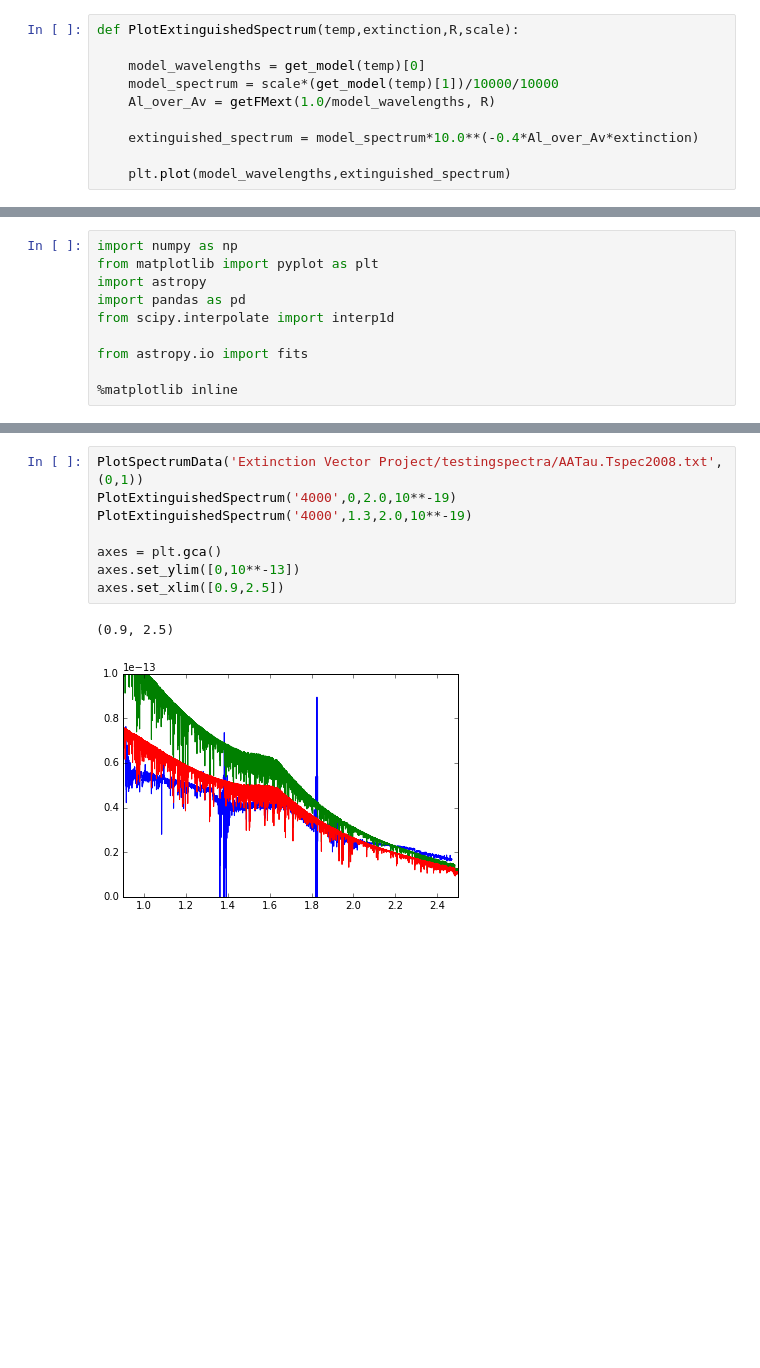
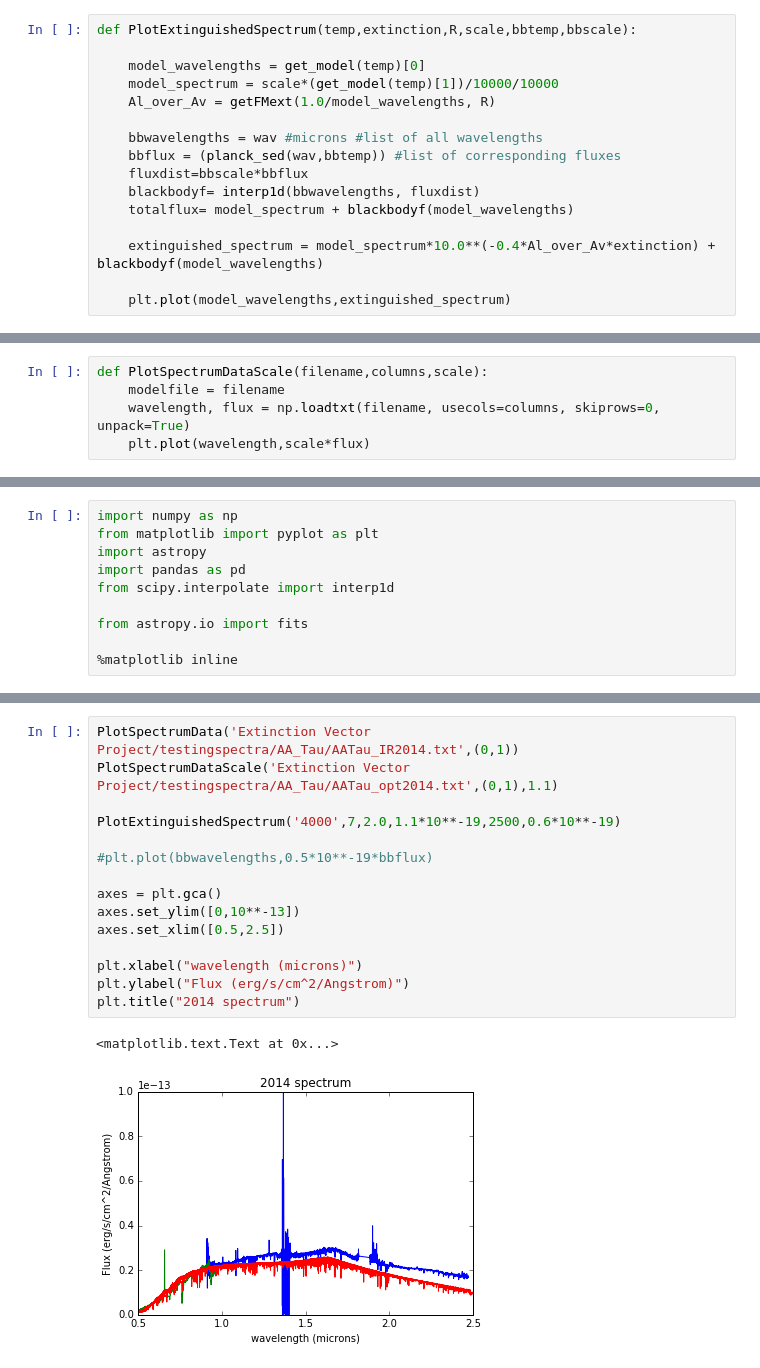
Before and after one commit to ojalae/initial-photometry, a Jupyter notebook: Kristen and Kevin Spectrum Check.ipynb, the cells around one changed output, grey strips where cells are left out. Drawn from its saved outputs; the diff is of its cells as text; blank space fills up the shorter version.

```diff
--- a/Kristen and Kevin Spectrum Check.ipynb
+++ b/Kristen and Kevin Spectrum Check.ipynb
@@ -67,12 +67,18 @@ def getFMext(x,R):
     return f(x)
     #A_lambda/A_V:a different value for each input wavelength (continuous function)
 # %%
-def PlotExtinguishedSpectrum(temp,extinction,R,scale):
+def PlotExtinguishedSpectrum(temp,extinction,R,scale,bbtemp,bbscale):
 
     model_wavelengths = get_model(temp)[0]
     model_spectrum = scale*(get_model(temp)[1])/10000/10000
     Al_over_Av = getFMext(1.0/model_wavelengths, R)
 
-    extinguished_spectrum = model_spectrum*10.0**(-0.4*Al_over_Av*extinction)
+    bbwavelengths = wav #microns #list of all wavelengths
+    bbflux = (planck_sed(wav,bbtemp)) #list of corresponding fluxes
+    fluxdist=bbscale*bbflux
+    blackbodyf= interp1d(bbwavelengths, fluxdist)
+    totalflux= model_spectrum + blackbodyf(model_wavelengths)
+
+    extinguished_spectrum = model_spectrum*10.0**(-0.4*Al_over_Av*extinction) + blackbodyf(model_wavelengths)
 
     plt.plot(model_wavelengths,extinguished_spectrum)
@@ -81,3 +102,8 @@ def PlotSpectrumData(filename,columns):
     modelfile = filename
     wavelength, flux = np.loadtxt(filename, usecols=columns, skiprows=0, unpack=True)
     plt.plot(wavelength,flux)
+# %%
+def PlotSpectrumDataScale(filename,columns,scale):
+    modelfile = filename
+    wavelength, flux = np.loadtxt(filename, usecols=columns, skiprows=0, unpack=True)
+    plt.plot(wavelength,scale*flux)
@@ -94,11 +204,18 @@ from astropy.io import fits
 # %%
-PlotSpectrumData('Extinction Vector Project/testingspectra/AATau.Tspec2008.txt',(0,1))
-PlotExtinguishedSpectrum('4000',0,2.0,10**-19)
-PlotExtinguishedSpectrum('4000',1.3,2.0,10**-19)
+PlotSpectrumData('Extinction Vector Project/testingspectra/AA_Tau/AATau_IR2014.txt',(0,1))
+PlotSpectrumDataScale('Extinction Vector Project/testingspectra/AA_Tau/AATau_opt2014.txt',(0,1),1.1)
+
+PlotExtinguishedSpectrum('4000',7,2.0,1.1*10**-19,2500,0.6*10**-19)
+
+#plt.plot(bbwavelengths,0.5*10**-19*bbflux)
 
 axes = plt.gca()
 axes.set_ylim([0,10**-13])
-axes.set_xlim([0.9,2.5])
+axes.set_xlim([0.5,2.5])
+
+plt.xlabel("wavelength (microns)")
+plt.ylabel("Flux (erg/s/cm^2/Angstrom)")
+plt.title("2014 spectrum")
 # %% [output]
-(0.9, 2.5)
+<matplotlib.text.Text at 0x...>
-[figure, old version]
+[figure, new version]
```
Also changed, not shown: parts of 16 cells of this notebook, 2 other files.
